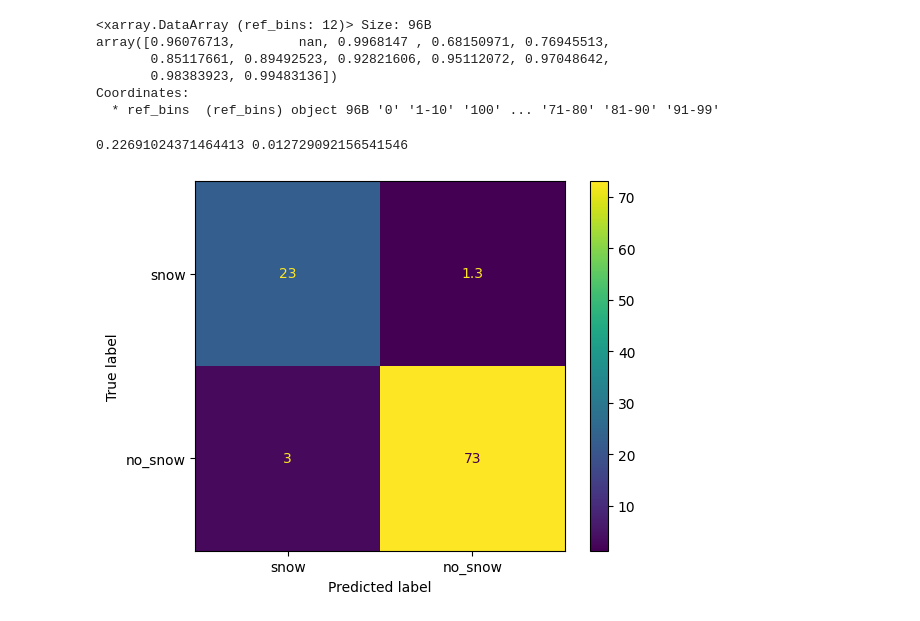
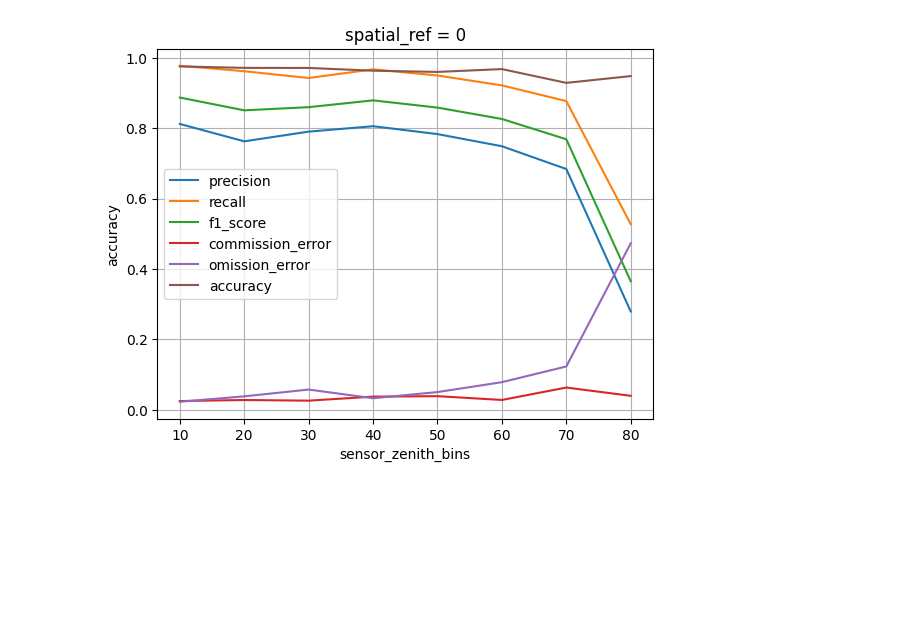
Before and after one commit to nicolaimpe/viirsnow, a Jupyter notebook: notebooks/accuracy.ipynb, the cells around one changed output. Cells and saved outputs as stored; diff of their text form; code cells hidden in the pictures; blank space fills up the shorter version.

```diff
--- a/notebooks/accuracy.ipynb
+++ b/notebooks/accuracy.ipynb
@@ -30,15 +9,10 @@ plot_confusion_table(mf_metrics_ds)
-# %%
-nasa_pseudo_l3_metrics_ds = xr.open_dataset(f"{analysis_folder}/confusion_table_WY_2023_2024_SNPP_nasa_pseudo_l3_res_375m.nc", decode_cf=False)
-nasa_pseudo_l3_metrics_ds.groupby('ref_bins').map(accuracy)
-# %% [output]
-<xarray.DataArray (ref_bins: 12)> Size: 96B
-array([0.96076713,        nan, 0.9968147 , 0.68150971, 0.76945513,
-       0.85117661, 0.89492523, 0.92821606, 0.95112072, 0.97048642,
-       0.98383923, 0.99483136])
-Coordinates:
-  * ref_bins  (ref_bins) object 96B '0' '1-10' '100' ... '71-80' '81-90' '91-99'
-# %%
-plot_confusion_table(nasa_pseudo_l3_metrics_ds)
-# %% [output]
-0.22691024371464413 0.012729092156541546
-[figure, removed]
+# %%
+import matplotlib.pyplot as plt
+fig, ax = plt.subplots()
+results = mf_metrics_ds.groupby('sensor_zenith_bins').map(compute_all_scores)
+for dv in results:
+    results[dv].plot.line(ax=ax, label=dv)
+ax.legend()
+ax.grid()
+# %% [output]
+[figure, added]
```
Also changed, not shown: parts of 18 cells of this notebook, 3 other files.
